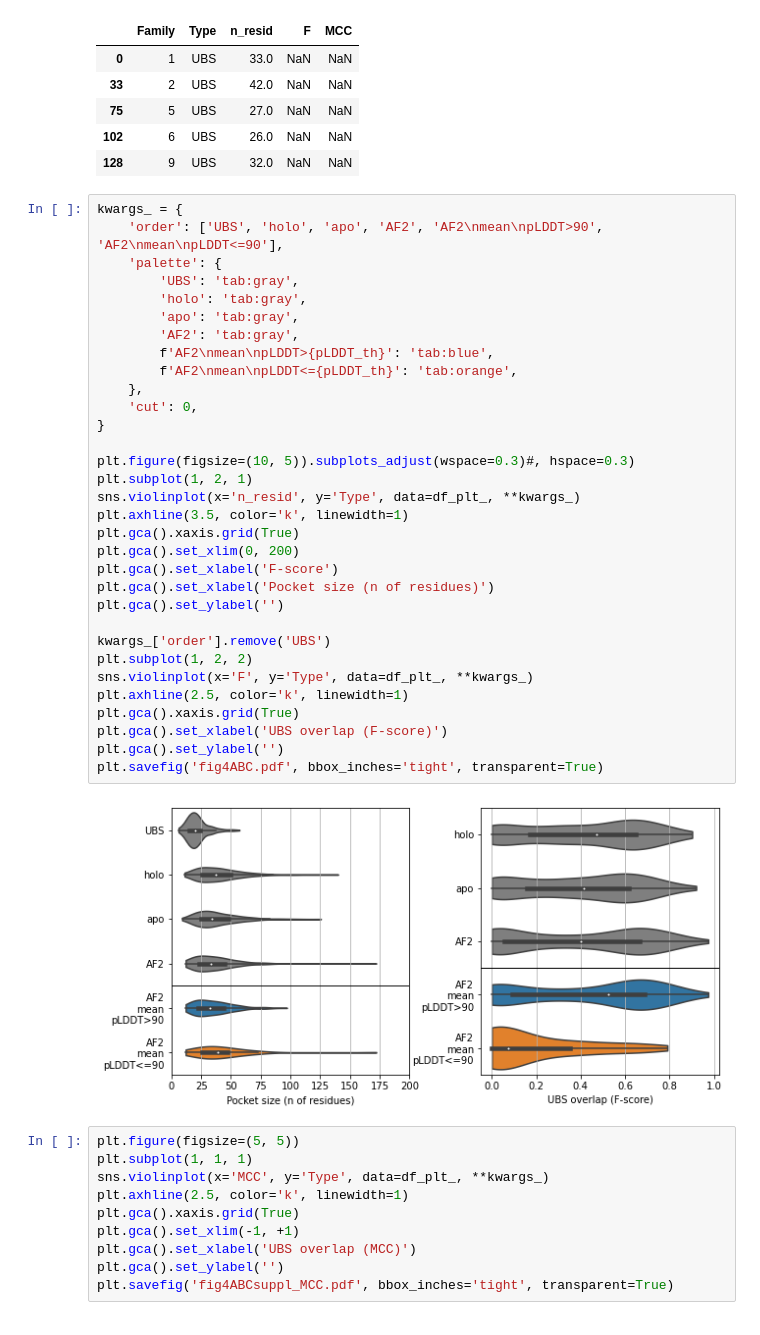
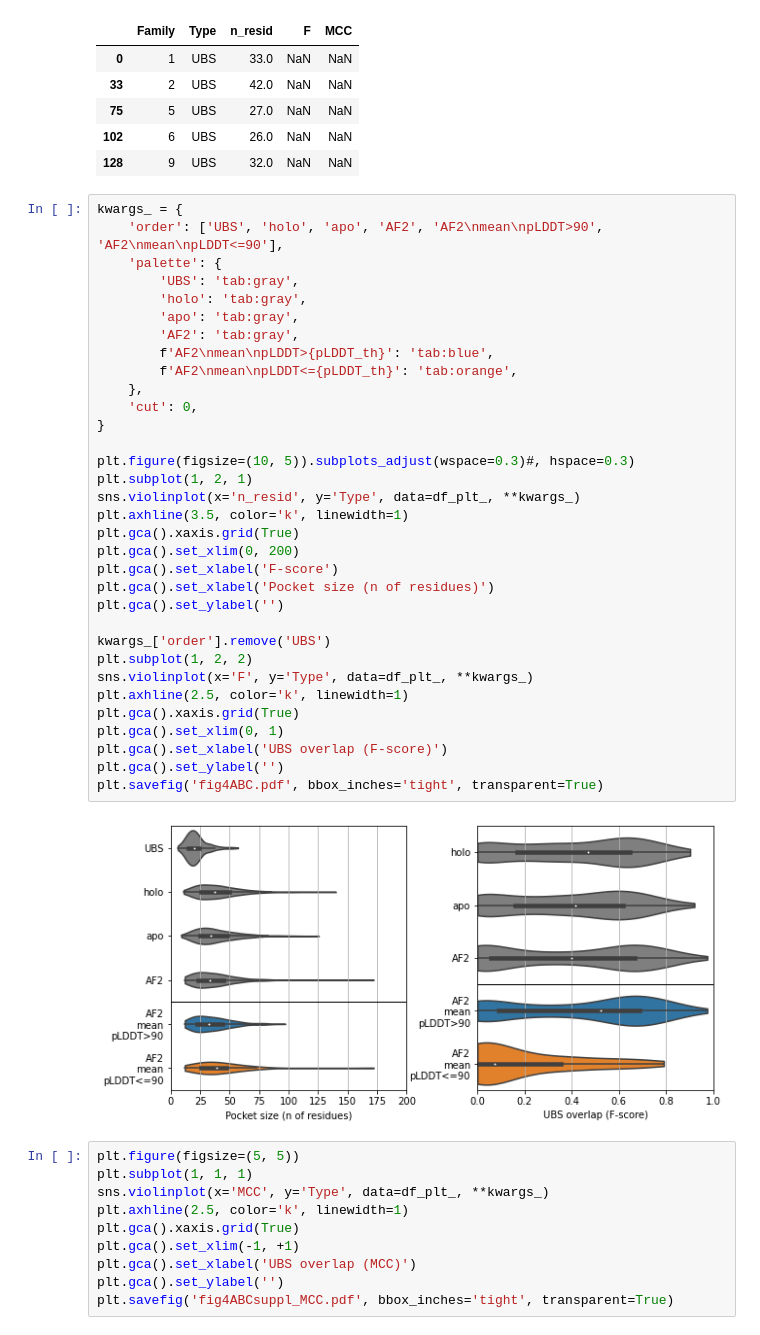
Before and after one commit to jurgjn/af2_pockets, a Jupyter notebook: fig4ABC.ipynb, the cells around one changed output. Saved outputs shown, nothing was run; the diff lists cells and outputs as text.

```diff
--- a/fig4ABC.ipynb
+++ b/fig4ABC.ipynb
@@ -83,34 +83,35 @@ kwargs_ = {
     'palette': {
         'UBS': 'tab:gray',
         'holo': 'tab:gray',
         'apo': 'tab:gray',
         'AF2': 'tab:gray',
         f'AF2\nmean\npLDDT>{pLDDT_th}': 'tab:blue',
         f'AF2\nmean\npLDDT<={pLDDT_th}': 'tab:orange',
     },
     'cut': 0,
 }
 
 plt.figure(figsize=(10, 5)).subplots_adjust(wspace=0.3)#, hspace=0.3)
 plt.subplot(1, 2, 1)
 sns.violinplot(x='n_resid', y='Type', data=df_plt_, **kwargs_)
 plt.axhline(3.5, color='k', linewidth=1)
 plt.gca().xaxis.grid(True)
 plt.gca().set_xlim(0, 200)
 plt.gca().set_xlabel('F-score')
 plt.gca().set_xlabel('Pocket size (n of residues)')
 plt.gca().set_ylabel('')
 
 kwargs_['order'].remove('UBS')
 plt.subplot(1, 2, 2)
 sns.violinplot(x='F', y='Type', data=df_plt_, **kwargs_)
 plt.axhline(2.5, color='k', linewidth=1)
 plt.gca().xaxis.grid(True)
+plt.gca().set_xlim(0, 1)
 plt.gca().set_xlabel('UBS overlap (F-score)')
 plt.gca().set_ylabel('')
 plt.savefig('fig4ABC.pdf', bbox_inches='tight', transparent=True)
 # %% [output]
-[figure, old version]
+[figure, new version]
 # %%
 plt.figure(figsize=(5, 5))
 plt.subplot(1, 1, 1)
```
Also changed, not shown: 2 other files.
